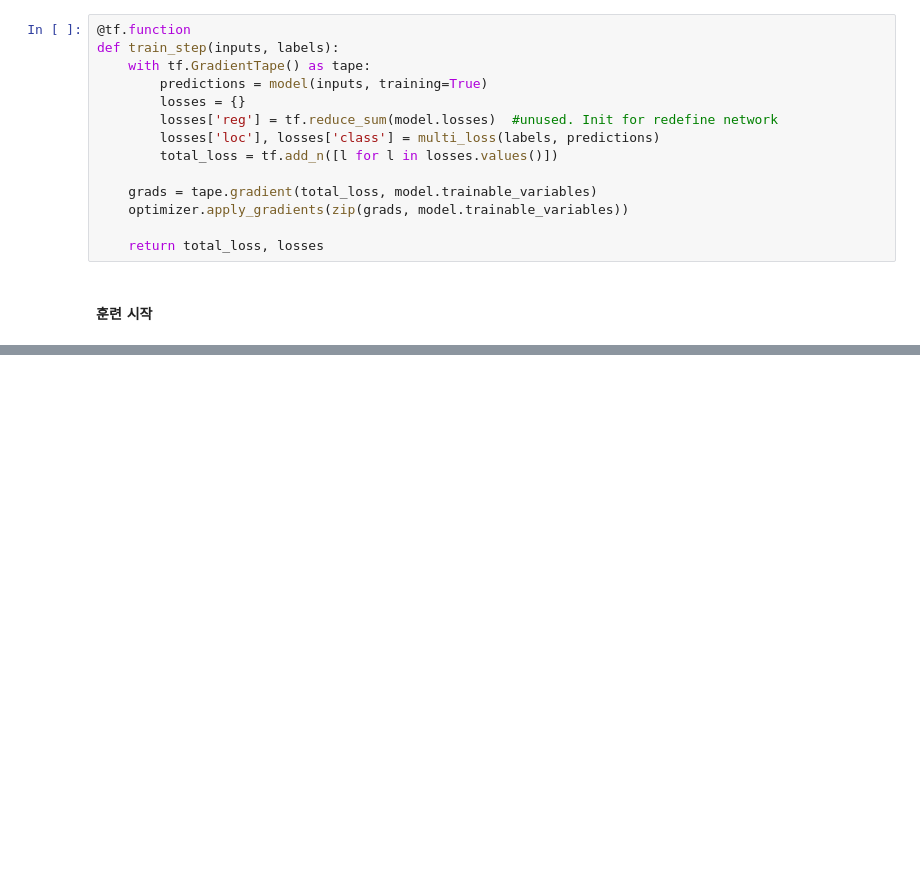
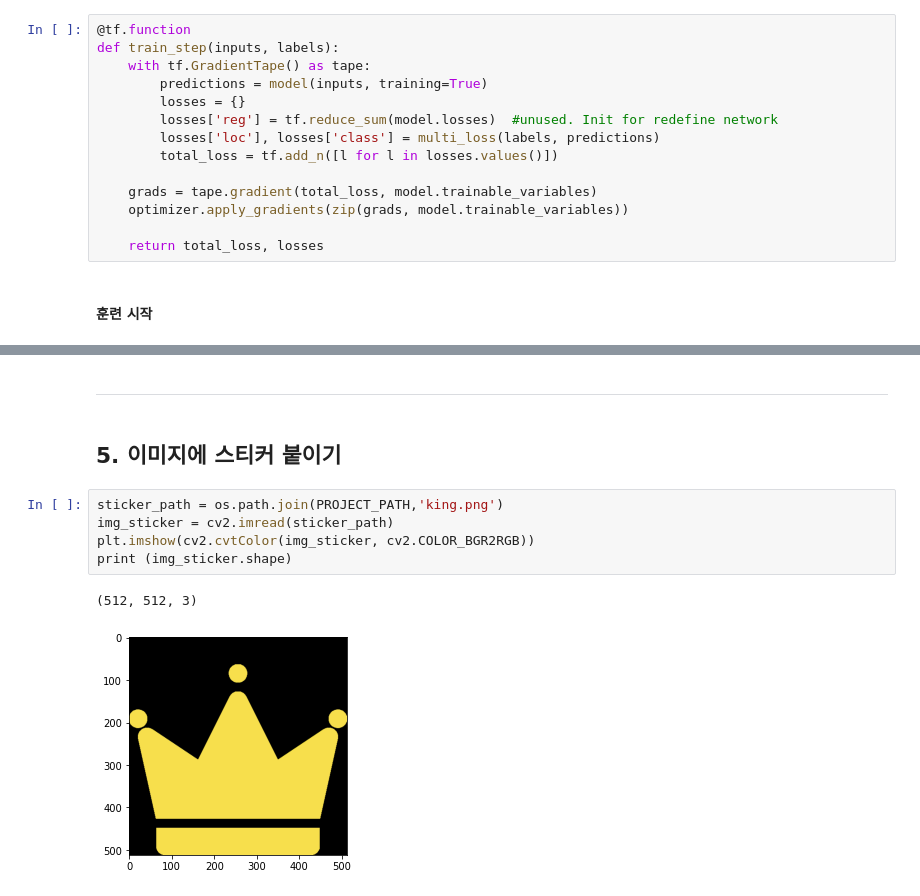
Before and after one commit to Woodywarhol9/aiffel, a Jupyter notebook: CV/[G14]ssd_face_detection.ipynb, the cells around one changed output, grey strips where cells are left out. Saved outputs shown, nothing was run; the diff lists cells and outputs as text; blank space fills up the shorter version.

```diff
--- a/CV/[G14]ssd_face_detection.ipynb
+++ b/CV/[G14]ssd_face_detection.ipynb
@@ -887,0 +1074,12 @@ Epoch: 1/100 | Epoch time : 4.625 | Total time : 4.626 | Batch 2/402 | Loss: 19.
+# %% [markdown]
+___
+# %% [markdown]
+## 5. 이미지에 스티커 붙이기
+# %%
+sticker_path = os.path.join(PROJECT_PATH,'king.png')
+img_sticker = cv2.imread(sticker_path)
+plt.imshow(cv2.cvtColor(img_sticker, cv2.COLOR_BGR2RGB))
+print (img_sticker.shape)
+# %% [output]
+(512, 512, 3)
+[figure, added]
```
Also changed, not shown: parts of 24 cells of this notebook, 1 other file.
